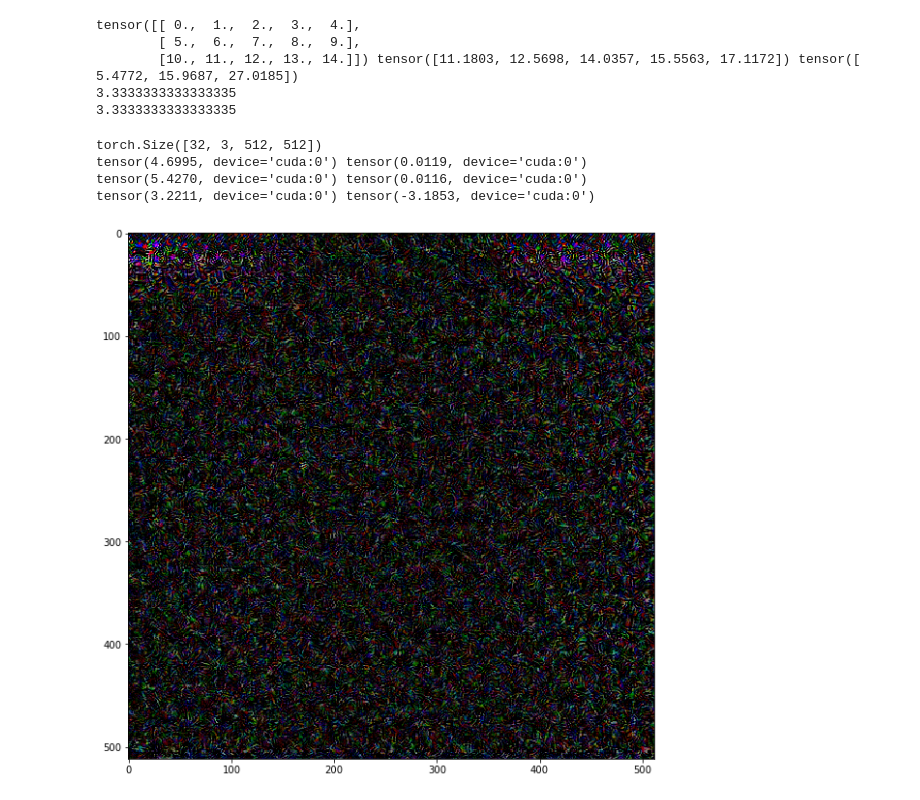
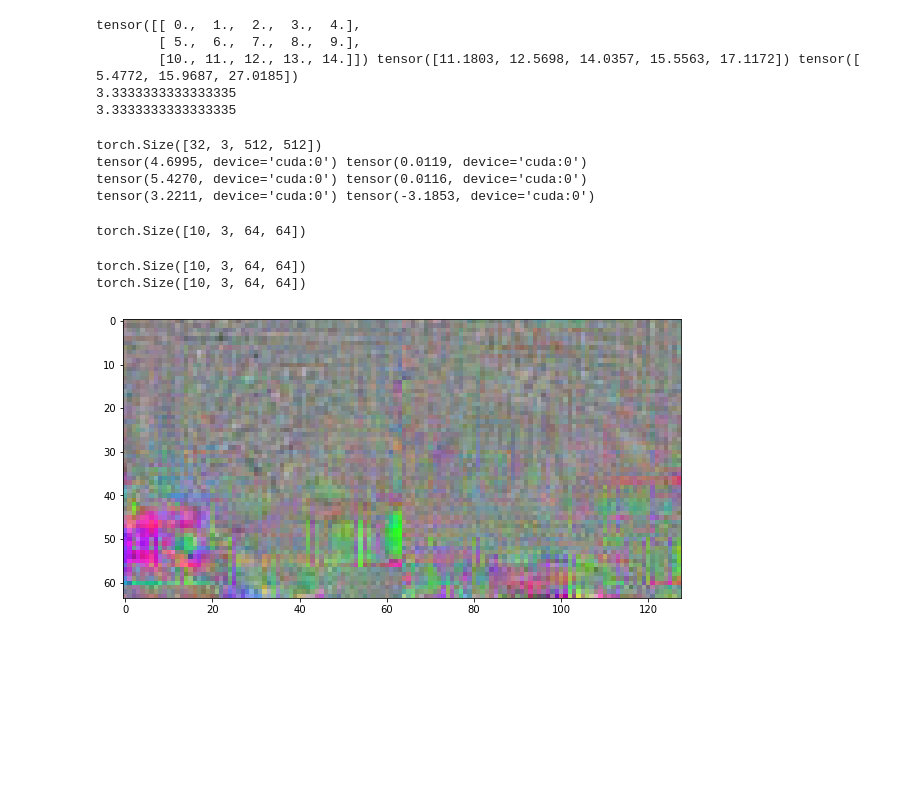
Before and after one commit to zhuxinqimac/stylegan2-ada-pytorch, a Jupyter notebook: show_var_pattern.ipynb, the cells around one changed output. Drawn from its saved outputs; the diff is of its cells as text; code cells hidden in the pictures; blank space fills up the shorter version.

```diff
--- a/show_var_pattern.ipynb
+++ b/show_var_pattern.ipynb
@@ -51,10 +51,19 @@ tensor([[ 0.,  1.,  2.,  3.,  4.],
 3.3333333333333335
 # %%
 plt.rcParams['figure.figsize'] = [10, 10]
-def show(img):
+def show_norm(img):
     img = (img - img.min()) / (img.max() - img.min())
     npimg = img.numpy()
     plt.imshow(np.transpose(npimg, (1,2,0)), interpolation='nearest')
+
+def show_after_tanh(img):
+    img = (img + 1) / 2.
+    npimg = img.numpy()
+    plt.imshow(np.transpose(npimg, (1,2,0)), interpolation='nearest')
+
+def show(img):
+    show_norm(img)
+    #show_after_tanh(img)
 
 def clip_neg_show(img):
     #img = img.abs()
@@ -69,11 +78,40 @@ print(dimgs[1].max(), dimgs[1].min())
 to_show = torch.cat(dimgs[-2:], dim=1).cpu()
 #show(torch.cat([to_show.relu(), (-to_show).relu(), to_show.abs()], dim=2))
 #show(to_show.relu()+(-to_show).relu())
-show(dimgs[-28].cpu().relu())
+#show(dimgs[-28].cpu().relu())
 #clip_neg_show(torch.cat(dimgs[:2], dim=1).cpu())
 # %% [output]
 torch.Size([32, 3, 512, 512])
 tensor(4.6995, device='cuda:0') tensor(0.0119, device='cuda:0')
 tensor(5.4270, device='cuda:0') tensor(0.0116, device='cuda:0')
 tensor(3.2211, device='cuda:0') tensor(-3.1853, device='cuda:0')
-[figure, removed]
+# %%
+navigator_pkl_0 = '/mnt/hpc_scratch/stylegan2-ada-pytorch/nav_cvpr22_compare_ldimg_3ds/00000-3ds-z_10-lr_0.01-wals_1-prand_F-vart_s-mcont_1-dis_64-dic_3-mir_T-ldimg_T-ndup_1-sensor_alex-sensl_10-ftop_T-fdf_F-vmul_T-at_fixed-nt_fixedES-neig_20-afc_3-nfc_3-atl_10-atg_3-cont_0-pos_1-neg_1-div_0.1-ncol_2-dys_T-vars_0.5-kimg500-batch64/network-snapshot-000500.pkl'
+navigator_pkl_1 = '/mnt/hpc_scratch/stylegan2-ada-pytorch/nav_cvpr22_compare_ldimg_3ds/00001-3ds-z_10-lr_0.01-wals_1-prand_F-vart_s-mcont_1-dis_64-dic_3-mir_T-ldimg_F-ndup_1-sensor_alex-sensl_10-ftop_T-fdf_F-vmul_T-at_fixed-nt_fixedES-neig_20-afc_3-nfc_3-atl_10-atg_3-cont_0-pos_1-neg_1-div_0.1-ncol_2-dys_T-vars_0.5-kimg500-batch64/network-snapshot-000500.pkl'
+
+with open(navigator_pkl_0, 'rb') as f:
+    resume_data = pickle.load(f)
+    M_T = resume_data['M'].requires_grad_(False).to(device)
+with open(navigator_pkl_1, 'rb') as f:
+    resume_data = pickle.load(f)
+    M_F = resume_data['M'].requires_grad_(False).to(device)
+print(M_T.mem_dimgs.shape)
+dimgs_T = M_T.mem_dimgs.unbind(dim=0)
+# %% [output]
+torch.Size([10, 3, 64, 64])
+# %%
+print(M_T.mem_dimgs.shape)
+dimgs_T = M_T.mem_dimgs.unbind(dim=0)
+print(M_F.mem_dimgs.shape)
+dimgs_F = M_F.mem_dimgs.unbind(dim=0)
+i = 5
+to_show_T = dimgs_T[i].cpu()
+to_show_F = dimgs_F[i].cpu()
+#show(torch.cat((torch.tanh(to_show_T), torch.tanh(to_show_F)), dim=2))
+#show(torch.cat((to_show_T.relu(), to_show_F.relu()), dim=2))
+#show(torch.cat((to_show_T.abs(), to_show_F.abs()), dim=2))
+show(torch.cat((to_show_T, to_show_F), dim=2))
+# %% [output]
+torch.Size([10, 3, 64, 64])
+torch.Size([10, 3, 64, 64])
+[figure, added]
```
Also changed, not shown: 1 other file.
